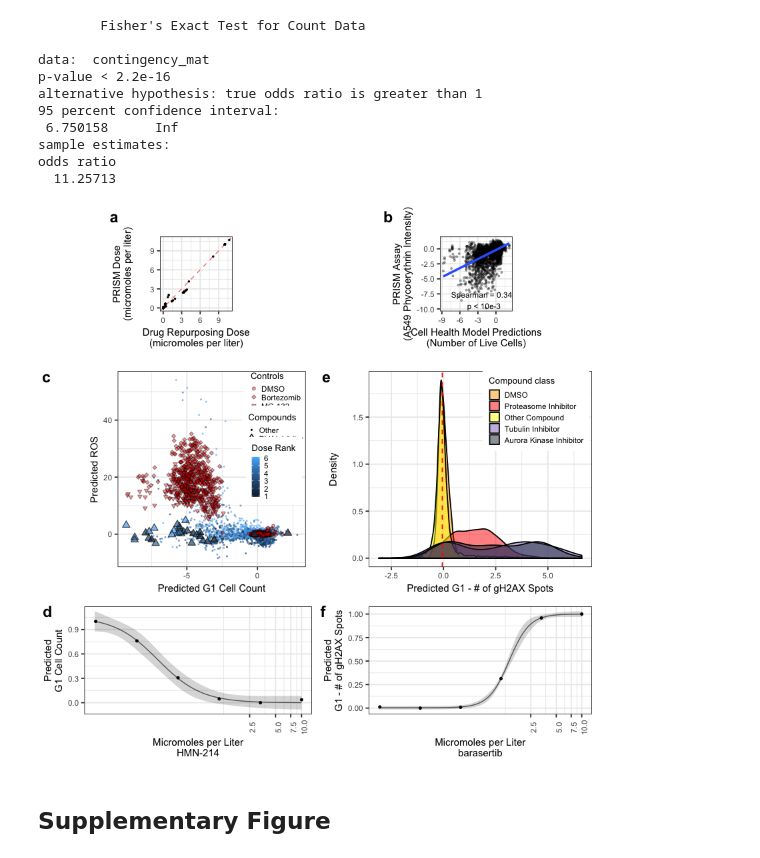
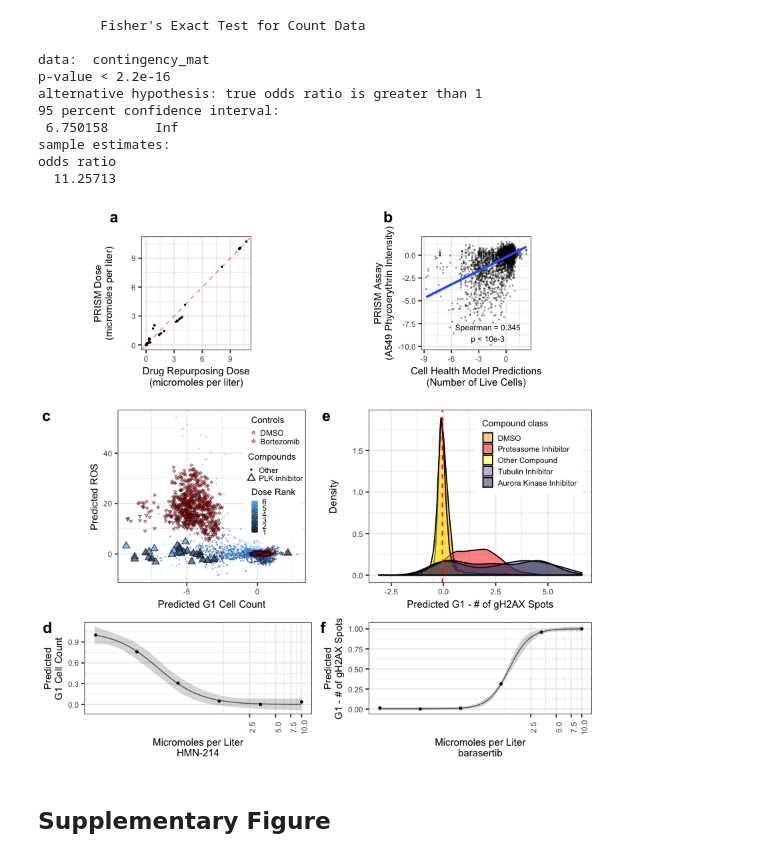
Before and after one commit to broadinstitute/cell-health, a Jupyter notebook: 4.apply/4.lincs-figures.ipynb, the cells around one changed output. Drawn from its saved outputs; the diff is of its cells as text; code cells hidden in the pictures.

Commit message:
update figure 4

```diff
--- a/4.apply/4.lincs-figures.ipynb
+++ b/4.apply/4.lincs-figures.ipynb
@@ -278,9 +278,9 @@ result_text
 [1] "Spearman = 0.345\np < 10e-3"
 # %%
 # Panel B - Dose Correlation
-panel_b_gg = ggplot(validation_df,
+panel_b_gg <- ggplot(validation_df,
                     aes(x = cell_health_viability, y = depmap_viability)) +
-    geom_point(size = 0.5, alpha = 0.3) +
+    geom_point(size = 0.2, alpha = 0.3) +
     theme_bw() +
     geom_smooth(method = "lm", formula = y~x) +
     annotate("text", label = result_text, x = -2, y = -8.5, size = 2.5) +
@@ -346,7 +346,7 @@ panel_c_gg <- ggplot(compound_df,
     geom_point(
         aes(shape = Metadata_Controls),
         data = compound_df %>% dplyr::filter(moa != "PLK inhibitor"),
-        size = 0.5,
+        size = 0.3,
         alpha = 0.6
     ) +
     geom_point(
@@ -354,7 +354,7 @@ panel_c_gg <- ggplot(compound_df,
         aes(shape = Metadata_Controls),
         fill = "red",
         color = "black",
-        size = 1,
+        size = 0.7,
         alpha = 0.4,
     ) +
     geom_point(
@@ -394,7 +394,7 @@ dose_rank_fill_legend <- cowplot::get_legend(
                alpha = 0.6) +
     scale_color_continuous(name = "Dose Rank") +
     figure_theme +
-    theme(legend.key.size = unit(0.5, "lines"))
+    theme(legend.key.size = unit(0.4, "lines"))
 )
 
 control_point_label_legend <- cowplot::get_legend(
@@ -419,7 +419,7 @@ control_point_label_legend <- cowplot::get_legend(
                                   "MG-132" = "MG-132")) +
     theme_bw() +
     figure_theme +
-    theme(legend.key.size = unit(0.4, "lines"))
+    theme(legend.key.size = unit(0.3, "lines"))
     )
 
 compound_point_label_legend <- cowplot::get_legend(
@@ -444,7 +444,7 @@ compound_point_label_legend <- cowplot::get_legend(
         override.aes = list(size = c(0.5, 2))
     ))  +
     figure_theme +
-    theme(legend.key.size = unit(0.4, "lines"))
+    theme(legend.key.size = unit(0.3, "lines"))
 )
 
 # Put everything together into a single figure
@@ -453,13 +453,13 @@ panel_c_with_legend <- cowplot::ggdraw(
     theme(legend.position = "none") +
     figure_theme +
     cowplot::draw_plot(
-        control_point_label_legend, x = 0.8, y = 50
+        control_point_label_legend, x = 0.78, y = 47
         ) +
     cowplot::draw_plot(
-        compound_point_label_legend, x = 0.8, y = 37
+        compound_point_label_legend, x = 0.78, y = 34
         ) +
     cowplot::draw_plot(
-        dose_rank_fill_legend, x = 0.65, y = 22
+        dose_rank_fill_legend, x = 0.63, y = 17
         )
 )
 # %%
@@ -552,11 +552,14 @@ odds ratio
   11.25713
 # %%
 # Panel E - DNA Damage in G1 Cell Count
-panel_e_gg <- ggplot(dna_damage_g1_density_df, aes_string(x = model)) +
+panel_e_gg <- ggplot(
+    dna_damage_g1_density_df,
+    aes_string(x = model)
+    ) +
     geom_density(aes(fill = density_class), alpha = 0.5) +
     theme_bw() +
     figure_theme +
-    theme(legend.position = c(0.75, 0.8), legend.key.size = unit(0.7, "lines")) +
+    theme(legend.position = c(0.72, 0.75), legend.key.size = unit(0.7, "lines")) +
     geom_vline(xintercept = midway_point, color = "red", linetype = "dashed") +
     scale_fill_manual(name = "Compound class",
                       labels = dna_damage_labels,
@@ -613,35 +616,35 @@ panel_e_f <- (
 # %%
 figure_4_gg <- cowplot::plot_grid(
     panel_a_b,
     cowplot::plot_grid(
         panel_c_d,
         panel_e_f,
         labels = c("", ""),
         axis = "l",
         align = "hv",
         rel_widths = c(1, 1),
         ncol = 2
     ),
     labels = c("", ""),
     align = "hv",
     axis = "b",
     nrow = 2,
-    rel_heights = c(0.4, 1)
+    rel_heights = c(0.55, 1)
 )
 
-figure_file <- file.path("figures", "lincs_main_figure_4.png")
+figure_file <- file.path("figures", "lincs_main_figure_4.pdf")
 
 cowplot::save_plot(
     filename = figure_file,
     plot = figure_4_gg,
     dpi = 500,
-    base_width = 8,
-    base_height = 8
+    base_width = 6.9,
+    base_height = 7.1
 )
 
 figure_4_gg
 # %% [output]
-[figure, old version]
+[figure, new version]
 # %% [markdown]
 ## Supplementary Figure
 # %%
```
Also changed, not shown: 3 other files.
